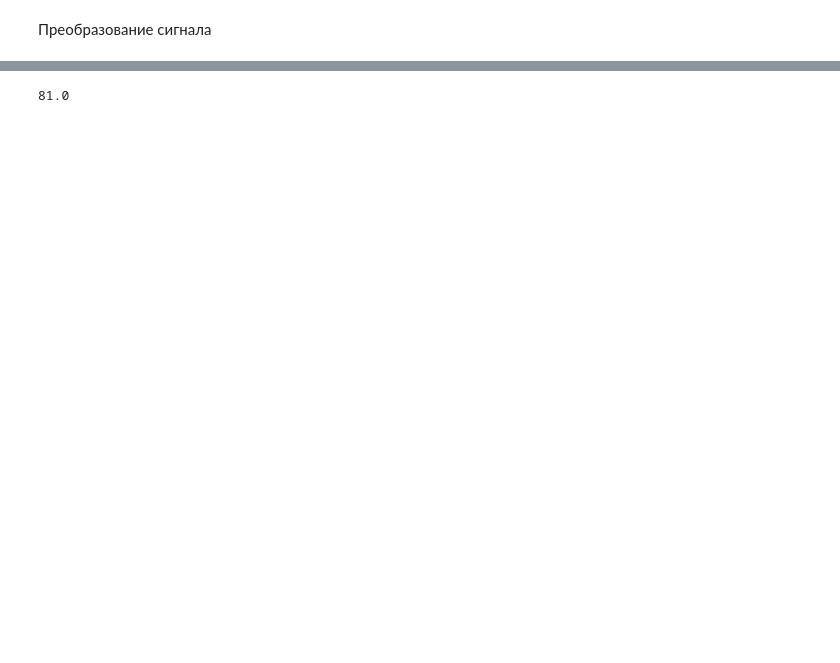
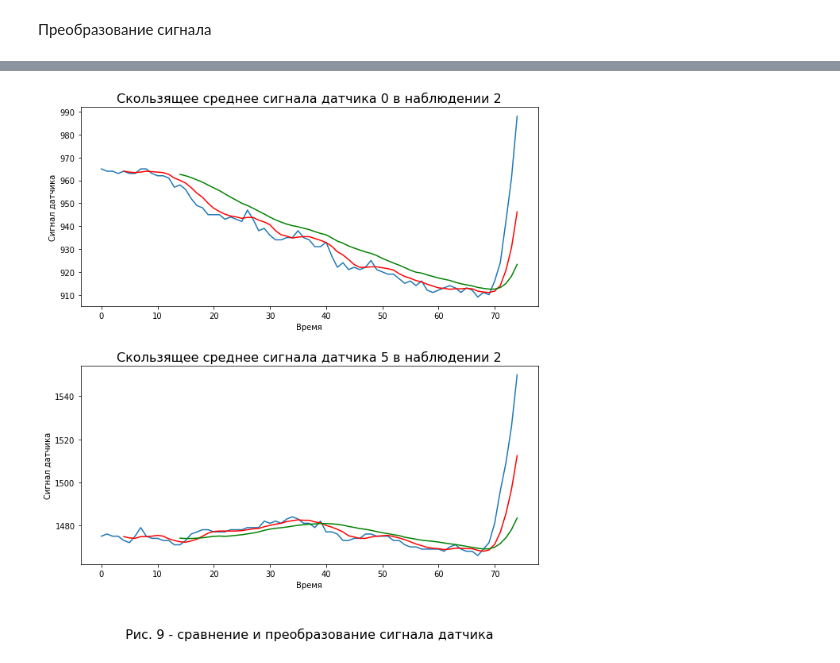
Before and after one commit to Alex1iv/Motorica_2, a Jupyter notebook: 1_Motorica_sprint2.ipynb, the cells around one changed output, grey strips where cells are left out. Drawn from its saved outputs; the diff is of its cells as text; code cells hidden in the pictures; blank space fills up the shorter version.

```diff
--- a/1_Motorica_sprint2.ipynb
+++ b/1_Motorica_sprint2.ipynb
@@ -425,4 +300,52 @@ if np.sum(y_k)!=0:
-# %%
-np.median(np.nonzero((df_T_stp_std_1[24]>15).values)[0])
-# %% [output]
-81.0
+# %%
+y_train_ch = []
+import __init__
+X_train = __init__.X_train
+y_train = __init__.y_train
+
+plot_counter = 9
+
+#номер наблюдения
+id = 2
+df0_T = pd.DataFrame(data = X_train[id], index = range(X_train.shape[1]), columns = range(X_train.shape[2])).T
+y_k = y_train[id*100:(id+1)*100].reset_index().T
+
+
+time_stp = 0
+time_end = 75
+
+# Скользящие средние с одним пересечением
+sensor = 0
+
+df_T_50 = df0_T.iloc[time_stp:time_end]
+df_T_50_mean_1 = df_T_50.rolling(window=5).mean().dropna(axis=0)
+df_T_50_mean_2 = df_T_50.rolling(window=15).mean().dropna(axis=0)
+y_k_50 = y_k[range(time_stp, time_end)]
+
+
+f, ax = plt.subplots(2, 1, figsize = (10, 10))
+plt.subplots_adjust(  left=0.1,   right=0.9,
+                    bottom=0.1,     top=0.9,
+                    wspace=0.1,  hspace=0.3)
+plt.suptitle(f'Рис. {plot_counter}'+' - сравнение и преобразование сигнала датчика', y=-0.01, fontsize=16)
+
+ax[0].plot(list(df_T_50.index), df_T_50[sensor].values)
+ax[0].plot(list(df_T_50_mean_1.index), df_T_50_mean_1[sensor].values, color = 'r')
+ax[0].plot(list(df_T_50_mean_2.index), df_T_50_mean_2[sensor].values, color = 'g')
+ax[0].set_title(f'Скользящее среднее сигнала датчика {sensor} в наблюдении {id}', fontsize=16)
+ax[0].set_ylabel('Сигнал датчика')
+ax[0].set_xlabel('Время')
+
+# Скользящие средние с несколькими пересечениями
+sensor = 5
+ax[1].plot(list(df_T_50.index), df_T_50[sensor].values)
+ax[1].plot(list(df_T_50_mean_1.index), df_T_50_mean_1[sensor].values, color = 'r')
+ax[1].plot(list(df_T_50_mean_2.index), df_T_50_mean_2[sensor].values, color = 'g')
+ax[1].set_title(f'Скользящее среднее сигнала датчика {sensor} в наблюдении {id}', fontsize=16)
+ax[1].set_ylabel('Сигнал датчика')
+ax[1].set_xlabel('Время')
+
+plt.savefig("fig_9.png")
+plt.show();
+# %% [output]
+[figure, added]
```
Also changed, not shown: parts of 11 cells of this notebook, 9 other files.
